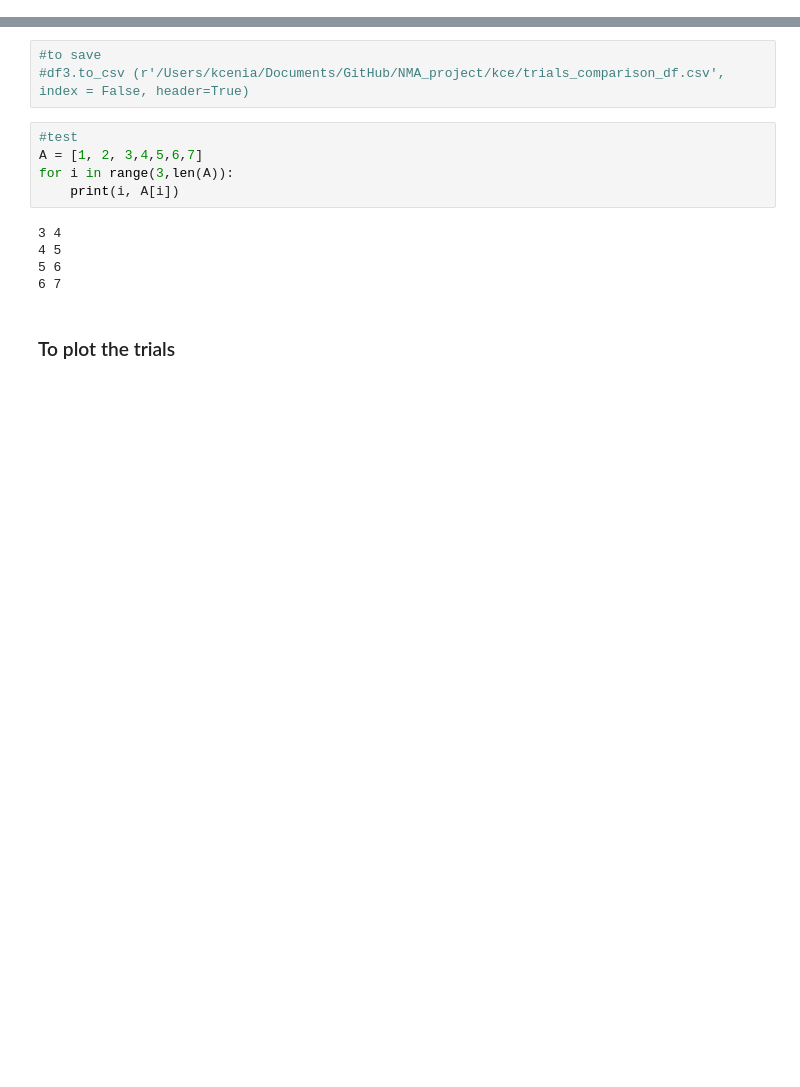
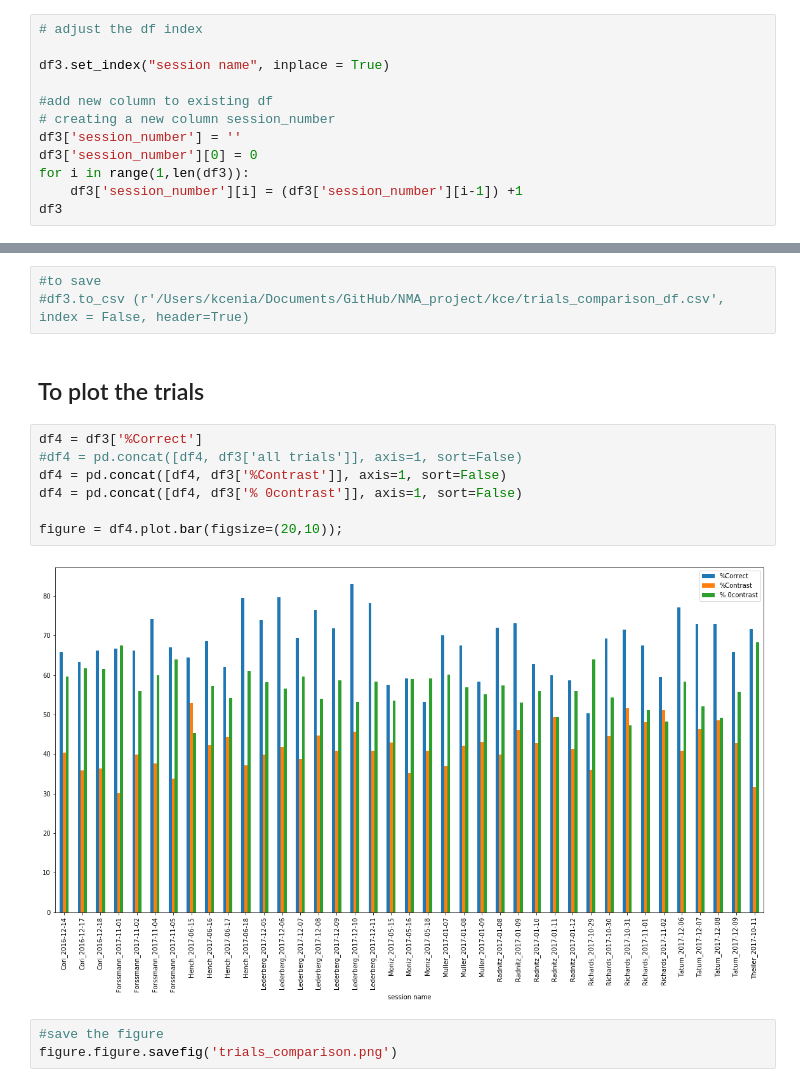
Before and after one commit to KceniaB/NMA_project, a Jupyter notebook: kce/Compare trials and spikes by session.ipynb, the cells around one changed output, grey strips where cells are left out. Drawn from its saved outputs; the diff is of its cells as text; blank space fills up the shorter version.

Commit message:
Table&plot - comparison of trials_df for all sessions

```diff
--- a/kce/Compare trials and spikes by session.ipynb
+++ b/kce/Compare trials and spikes by session.ipynb
@@ -131,3 +133,15 @@ df3
 | 0 | Tatum_2017-12-08 | 181 | 132 | 64 | 65 | 72.93 | 48.48 | ... |
 | 0 | Tatum_2017-12-09 | 199 | 131 | 56 | 73 | 65.83 | 42.75 | ... |
 | 0 | Theiler_2017-10-11 | 343 | 246 | 78 | 168 | 71.72 | 31.71 | ... |
+# %%
+# adjust the df index
+
+df3.set_index("session name", inplace = True)
+
+#add new column to existing df
+# creating a new column session_number
+df3['session_number'] = ''
+df3['session_number'][0] = 0
+for i in range(1,len(df3)):
+    df3['session_number'][i] = (df3['session_number'][i-1]) +1
+df3
@@ -134,15 +174,17 @@ df3
 # %%
 #to save
 #df3.to_csv (r'/Users/kcenia/Documents/GitHub/NMA_project/kce/trials_comparison_df.csv', index = False, header=True)
-# %%
-#test
-A = [1, 2, 3,4,5,6,7]
-for i in range(3,len(A)):
-    print(i, A[i])
-# %% [output]
-3 4
-4 5
-5 6
-6 7
 # %% [markdown]
-### To plot the trials
+## To plot the trials
+# %%
+df4 = df3['%Correct']
+#df4 = pd.concat([df4, df3['all trials']], axis=1, sort=False)
+df4 = pd.concat([df4, df3['%Contrast']], axis=1, sort=False)
+df4 = pd.concat([df4, df3['% 0contrast']], axis=1, sort=False)
+
+figure = df4.plot.bar(figsize=(20,10));
+# %% [output]
+[figure, added]
+# %%
+#save the figure
+figure.figure.savefig('trials_comparison.png')
```
Also changed, not shown: parts of 2 cells of this notebook, 2 other files.
